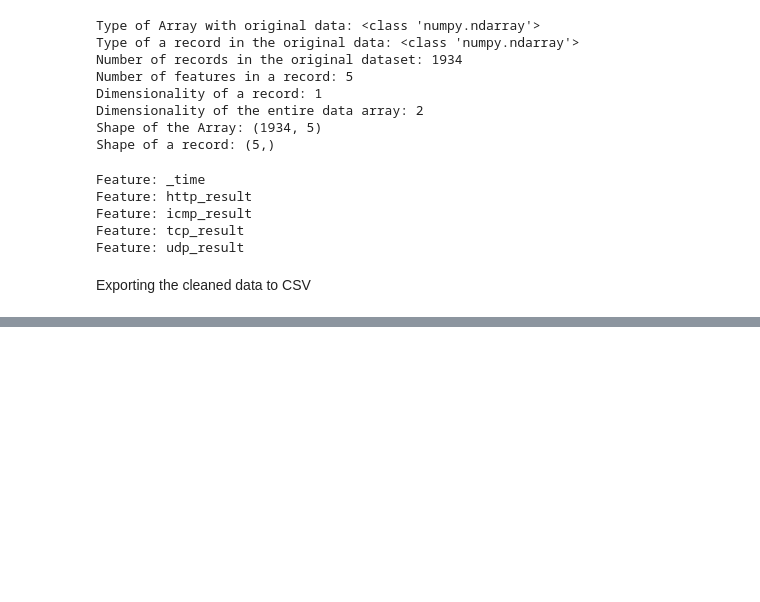
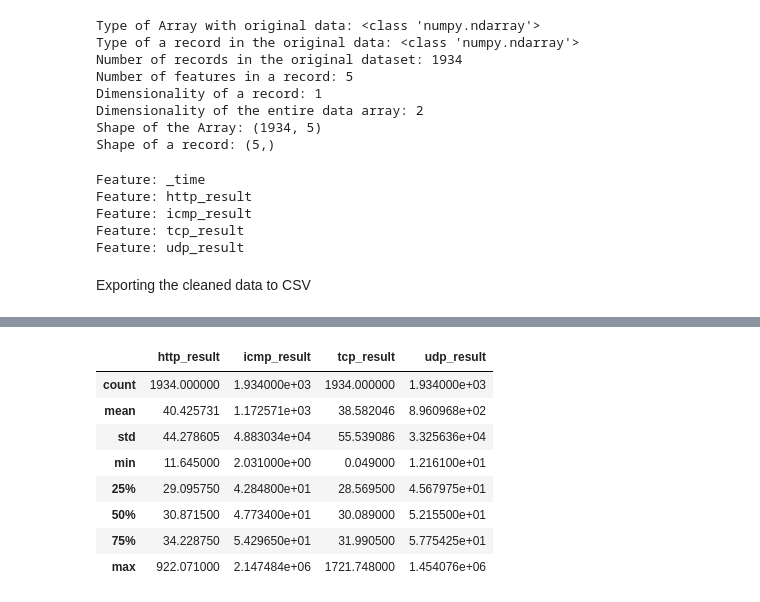
Before and after one commit to kmock930/CodeML-Hackathon-2024, a Jupyter notebook: Data Preprocessing.ipynb, the cells around one changed output, grey strips where cells are left out. Saved outputs shown, nothing was run; the diff lists cells and outputs as text; code cells hidden in the pictures; blank space fills up the shorter version.

```diff
--- a/Data Preprocessing.ipynb
+++ b/Data Preprocessing.ipynb
@@ -306,0 +321,12 @@ df_cleaned_median.to_csv('dataset/participant_data_cleaned_median.csv');
+# %%
+df_cleaned_median.describe()
+# %% [output]
+|  | http_result | icmp_result | tcp_result | udp_result |
+| count | 1934.000000 | 1.934000e+03 | 1934.000000 | 1.934000e+03 |
+| mean | 40.425731 | 1.172571e+03 | 38.582046 | 8.960968e+02 |
+| std | 44.278605 | 4.883034e+04 | 55.539086 | 3.325636e+04 |
+| min | 11.645000 | 2.031000e+00 | 0.049000 | 1.216100e+01 |
+| 25% | 29.095750 | 4.284800e+01 | 28.569500 | 4.567975e+01 |
+| 50% | 30.871500 | 4.773400e+01 | 30.089000 | 5.215500e+01 |
+| 75% | 34.228750 | 5.429650e+01 | 31.990500 | 5.775425e+01 |
+| max | 922.071000 | 2.147484e+06 | 1721.748000 | 1.454076e+06 |
```
Also changed, not shown: parts of 5 cells of this notebook, 2 other files.
